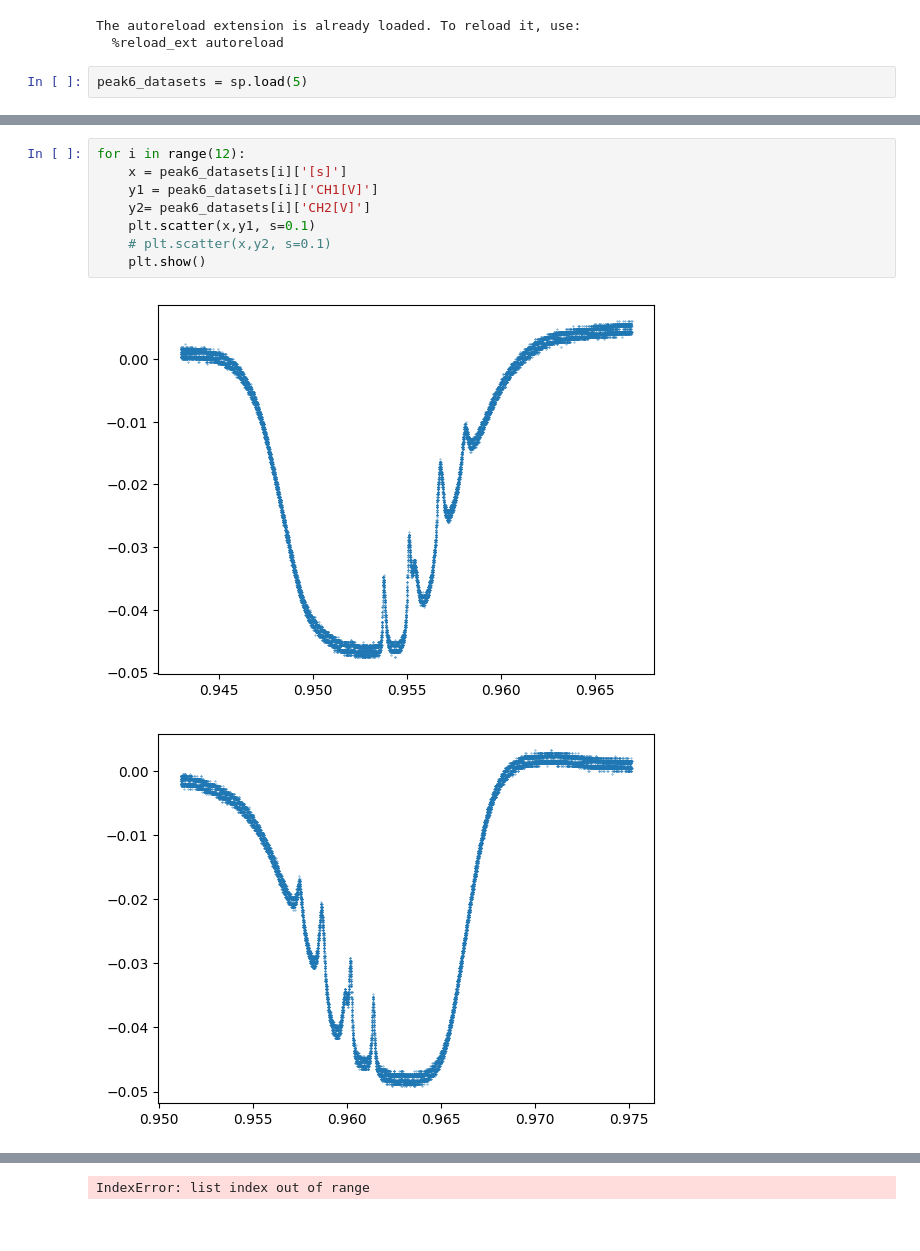
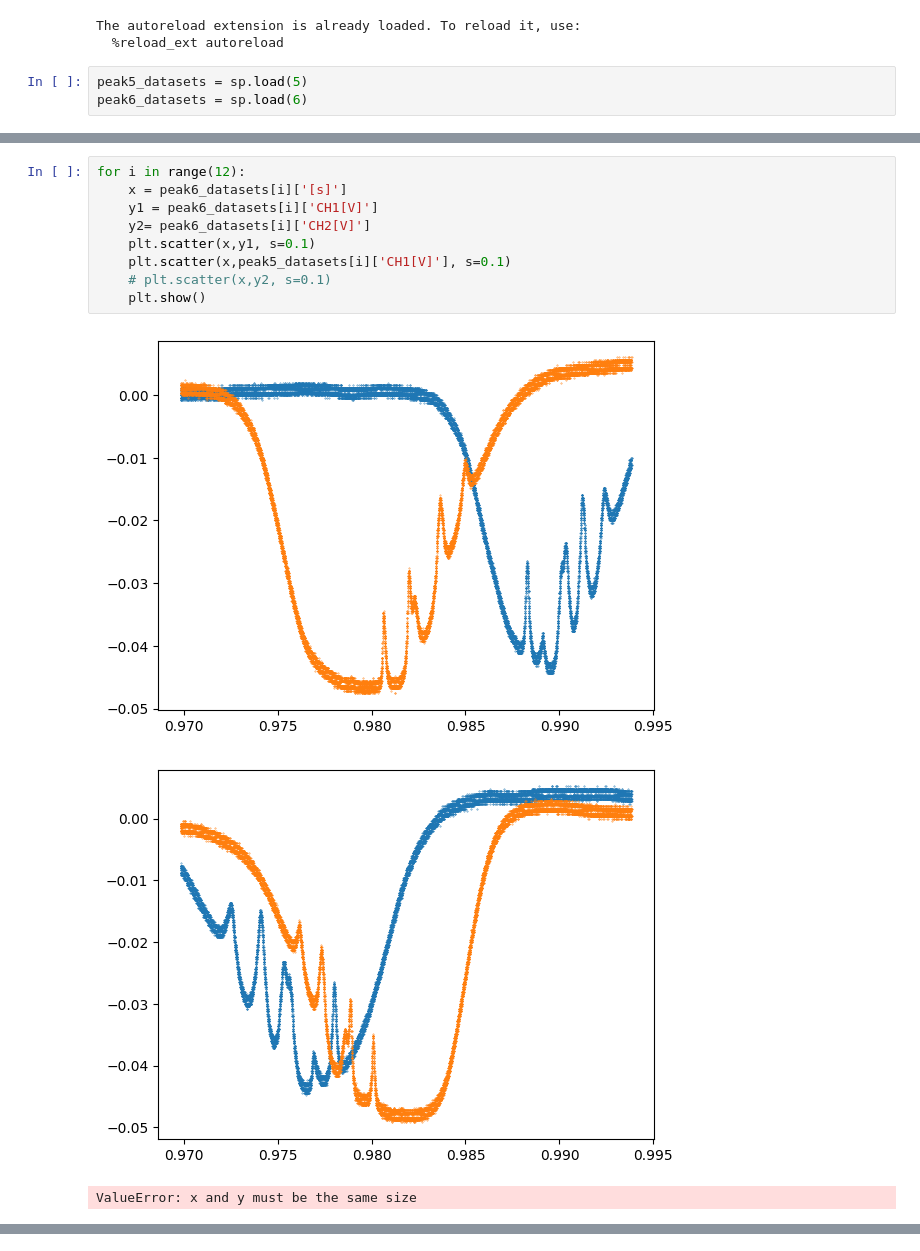
Before and after one commit to pi63on/qo_labs, a Jupyter notebook: whichdipiswhich.ipynb, the cells around one changed output, grey strips where cells are left out. Cells and saved outputs as stored; diff of their text form.

```diff
--- a/whichdipiswhich.ipynb
+++ b/whichdipiswhich.ipynb
@@ -9,7 +9,8 @@ import matplotlib.pyplot as plt
 The autoreload extension is already loaded. To reload it, use:
   %reload_ext autoreload
 # %%
-peak6_datasets = sp.load(5)
+peak5_datasets = sp.load(5)
+peak6_datasets = sp.load(6)
 # %% [output]
 1 Loaded spectroscopy_data/peaks_5\5_ (1).CSV:
 2 Loaded spectroscopy_data/peaks_5\5_ (10).CSV:
@@ -25,11 +32,13 @@ peak6_datasets = sp.load(5)
 # %%
 for i in range(12):
     x = peak6_datasets[i]['[s]']
     y1 = peak6_datasets[i]['CH1[V]']
     y2= peak6_datasets[i]['CH2[V]']
     plt.scatter(x,y1, s=0.1)
+    plt.scatter(x,peak5_datasets[i]['CH1[V]'], s=0.1)
     # plt.scatter(x,y2, s=0.1)
     plt.show()
 # %% [output]
-[figure, old version]
+[figure, new version]
-[figure, old version]
+[figure, new version]
+ValueError: x and y must be the same size
@@ -45 +45,0 @@ for i in range(12):
-IndexError: list index out of range
```
Also changed, not shown: parts of 2 cells of this notebook, 44 other files.
